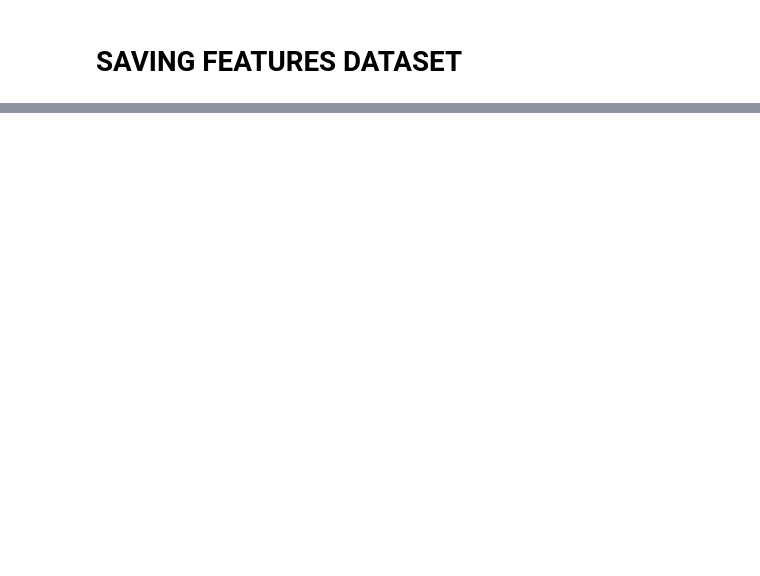
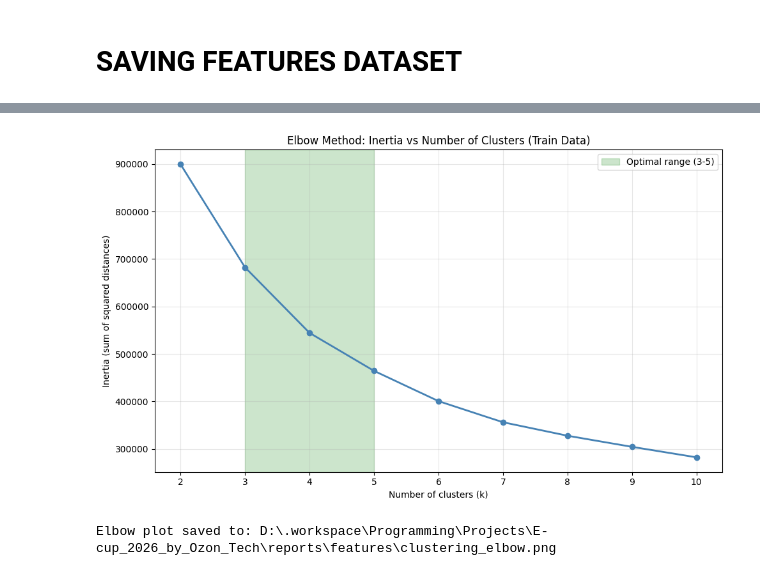
Before and after one commit to HelloImWebbieeee/E-cup_2026_by_Ozon_Tech, a Jupyter notebook: notebooks/03_feature_engineering.ipynb, the cells around one changed output, grey strips where cells are left out. Cells and saved outputs as stored; diff of their text form; code cells hidden in the pictures; blank space fills up the shorter version.

```diff
--- a/notebooks/03_feature_engineering.ipynb
+++ b/notebooks/03_feature_engineering.ipynb
@@ -844,11 +521,9 @@ seasonal_features = (
         (pl.col("non_salary_day_gmv") / pl.col("non_salary_day_orders"))
         .fill_null(0).alias("non_salary_day_aov"),
     ])
-    .drop(["total_orders", "total_gmv"])
     .collect()
 )
 
 print(f"Seasonal features shape: {seasonal_features.shape}")
-print("\nSeasonal features head:")
 print(seasonal_features.head())
 # %% [output]
@@ -1007,0 +886,17 @@ File size: 66.00 MB
+# %%
+# CLUSTERING: ELBOW METHOD
+# Find optimal number of clusters using elbow method
+
+k_range = range(2, 11)
+inertias = []
+
+for k in k_range:
+    kmeans = KMeans(n_clusters = k, random_state = RANDOM_STATE, n_init = 10)
+    kmeans.fit(X_cluster_train_scaled)
+    inertias.append(kmeans.inertia_)
+    print(f"  k = {k}: inertia = {kmeans.inertia_:.2f}")
+
+inertia_df = pd.DataFrame({
+    "k": k_range,
+    "inertia": inertias,
+})
@@ -1007,0 +913,22 @@ File size: 66.00 MB
+# %%
+# VISUALIZE ELBOW CURVE
+fig, ax = plt.subplots(figsize = (10, 6))
+
+ax.plot(inertia_df["k"], inertia_df["inertia"], marker = "o", linewidth = 2, color = "steelblue")
+ax.set_title("Elbow Method: Inertia vs Number of Clusters (Train Data)")
+ax.set_xlabel("Number of clusters (k)")
+ax.set_ylabel("Inertia (sum of squared distances)")
+ax.grid(alpha = 0.3)
+
+# Mark the optimal range (3-5 clusters)
+ax.axvspan(3, 5, alpha = 0.2, color = "green", label = "Optimal range (3-5)")
+ax.legend()
+
+plt.tight_layout()
+fig.savefig(REPORTS_FEATURES_DIR / "clustering_elbow.png", dpi = 150)
+plt.show()
+
+print(f"Elbow plot saved to: {REPORTS_FEATURES_DIR / 'clustering_elbow.png'}")
+# %% [output]
+[figure, added]
+Elbow plot saved to: D:\.workspace\Programming\Projects\E-cup_2026_by_Ozon_Tech\reports\features\clustering_elbow.png
```
Also changed, not shown: parts of 31 cells of this notebook.
